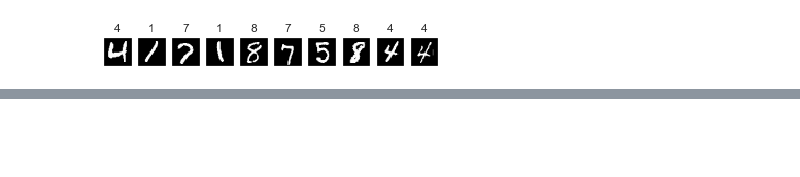
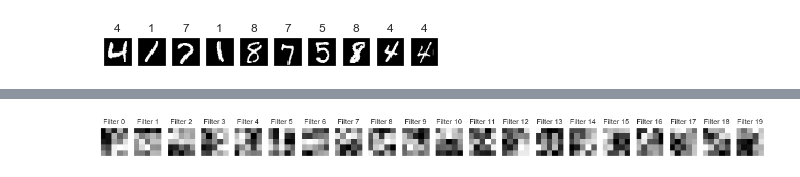
Before and after one commit to mschrimpf/pytorch_tutorial, a Jupyter notebook: tutorial.ipynb, the cells around one changed output, grey strips where cells are left out. Cells and saved outputs as stored; diff of their text form; code cells hidden in the pictures; blank space fills up the shorter version.

```diff
--- a/tutorial.ipynb
+++ b/tutorial.ipynb
@@ -162,6 +246,0 @@ weight & feature visualization
-# %%
-fig, axes = pyplot.subplots(nrows=len(model))
-for ax, layer in zip(axes, model.modules):
-    ax.hist(layer.weight)
-    ax.set_title(layer.name)
-fig.show()
@@ -169,0 +253,13 @@ maybe segmentation?
+# %%
+def visualize_conv(weights):
+    fig, axes = pyplot.subplots(ncols=weights.shape[0], figsize=(20, 4))
+    for ax, filter_num in zip(axes, range(weights.shape[0])):
+        filter_weights = weights[filter_num].data.squeeze()
+        ax.imshow(filter_weights, cmap='gray')
+        ax.set_xticks([])
+        ax.set_yticks([])
+        ax.set_title(f"Filter {filter_num}")
+
+visualize_conv(deepnet.conv1.weight)
+# %% [output]
+[figure, added]
```
Also changed, not shown: parts of 45 cells of this notebook, 8 other files.
